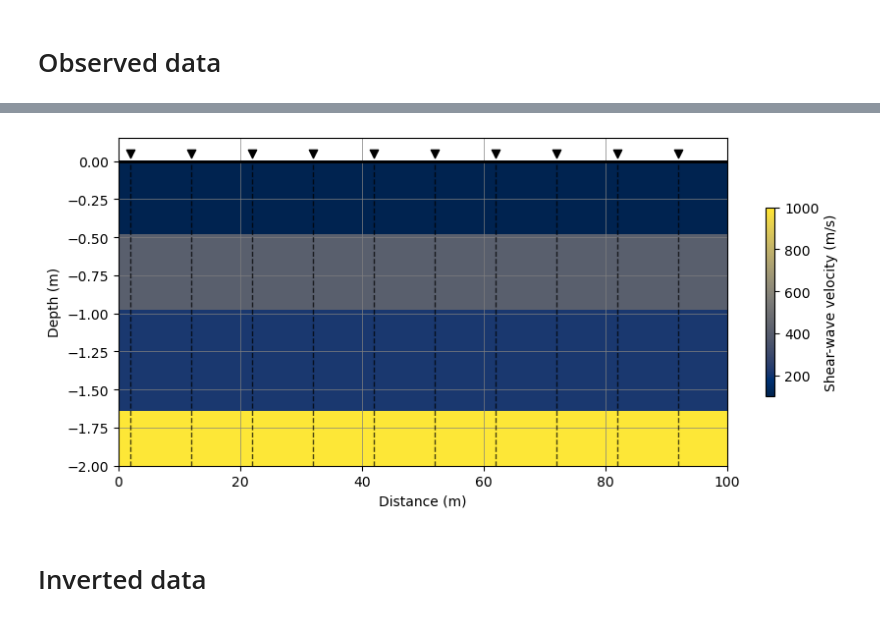
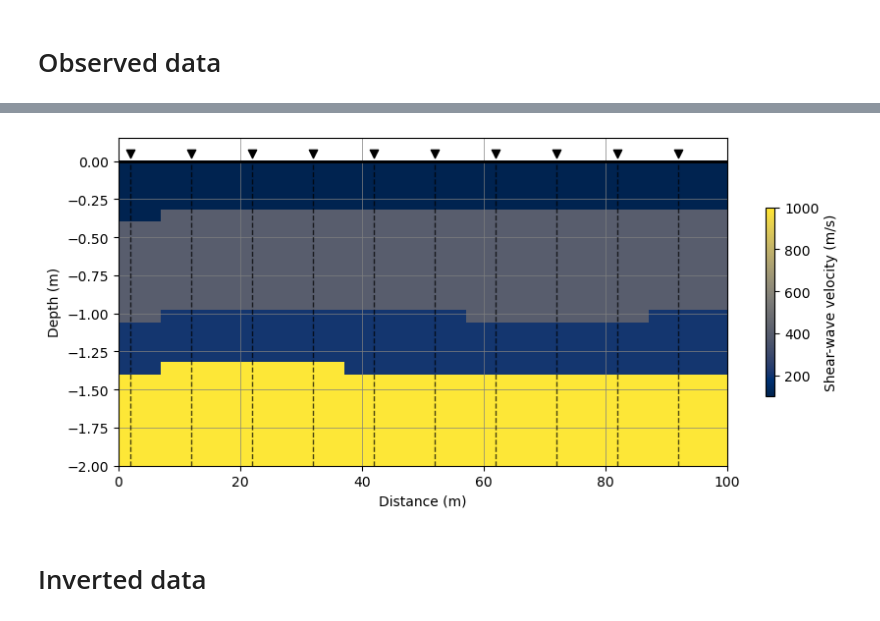
Before and after one commit to geoceea/Evolutionary_inversion_soil, a Jupyter notebook: Results_analysis_inversion.ipynb, the cells around one changed output, grey strips where cells are left out. Saved outputs shown, nothing was run; the diff lists cells and outputs as text; code cells hidden in the pictures.

```diff
--- a/Results_analysis_inversion.ipynb
+++ b/Results_analysis_inversion.ipynb
@@ -49,17 +54,15 @@ folder_model_name = 'MCP2_2'
 # %% [markdown]
 ### Directory for saving model and other related stuffs:
 # %%
-data_path = 'OUTPUT/'+folder_model_name+'/DATA/'
+data_path = FOLDER_OUTPUT+MODEL_NAME+'/DATA/'
 # %% [markdown]
 ### Directory for saving figures:
 # %%
-figures_path = 'OUTPUT/'+folder_model_name+'/FIGURES/'
+figures_path = FOLDER_OUTPUT+MODEL_NAME+'/FIGURES/'
 # %% [markdown]
 ---------
 # %% [markdown]
 # **Comparison and final analysis:**
-# %%
-lst_receptor = np.arange(1, 50-1,5)*2
 # %% [markdown]
 # Observed data
 # %%
@@ -88,6 +91,7 @@ for dativ in obs_data.iterrows():
 
     depths = dativ[1]['depth'].tolist()[::-1]
     vels_mean = dativ[1]['velocity_s'].tolist()[::-1]
+    lst_receptor = dativ[1]['receptor']*2
 
     depths_fine = []
     vels_fine = []
@@ -101,7 +105,7 @@ for dativ in obs_data.iterrows():
         # Repeat the velocity value within the interval
         vels_fine.extend([vels_mean[j]] * len(depths_interval))
 
-    obs_receptor_result_lst.append([lst_receptor[dativ[0]]]*len(vels_fine))
+    obs_receptor_result_lst.append([lst_receptor]*len(vels_fine))
     obs_depth_result_lst.append(depths_fine)
     obs_velocity_result_lst.append(vels_fine)
 
@@ -135,21 +139,21 @@ observed_grid = grd_obs.grid(
 # %%
 fig,ax = plt.subplots(1, 1, figsize=(10, 5))
 
 im = plt.imshow(observed_grid.velocity.data, cmap='cividis',extent=[0, 100, -2.0, 0],vmin=100,vmax=1000,aspect=25,origin='lower')
 
-for idx,ix in enumerate(lst_receptor):
-    ax.vlines(x=ix,ymin=-2.0,ymax=0,colors='k',lw=1.0,ls='--',alpha=0.7)
-    ax.scatter(x=ix,y=0.05,color='k',marker='v')
+for idx,ix in enumerate(obs_data['receptor']):
+    ax.vlines(x=ix*2,ymin=-2.0,ymax=0,colors='k',lw=1.0,ls='--',alpha=0.7)
+    ax.scatter(x=ix*2,y=0.05,color='k',marker='v')
 
 ax.hlines(y=0,xmin=0,xmax=100,colors='k',lw=2,ls='-',alpha=1)
 ax.set_xlabel('Distance (m)')
 ax.grid(which='major', color='gray', linestyle='-', linewidth=0.5)
 ax.grid(which='minor', color='gray', linestyle=':', linewidth=0.5, alpha=0.5)
 ax.set_ylabel('Depth (m)')
 plt.colorbar(im, ax=ax,fraction=0.15, shrink=0.5,label='Shear-wave velocity (m/s)')
 fig.savefig(figures_path+'observed_slice_and_receptors.png')
 # %% [output]
-[figure, old version]
+[figure, new version]
 # %% [markdown]
 # Inverted data
 # %%
```
Also changed, not shown: parts of 26 cells of this notebook, 7 other files.
